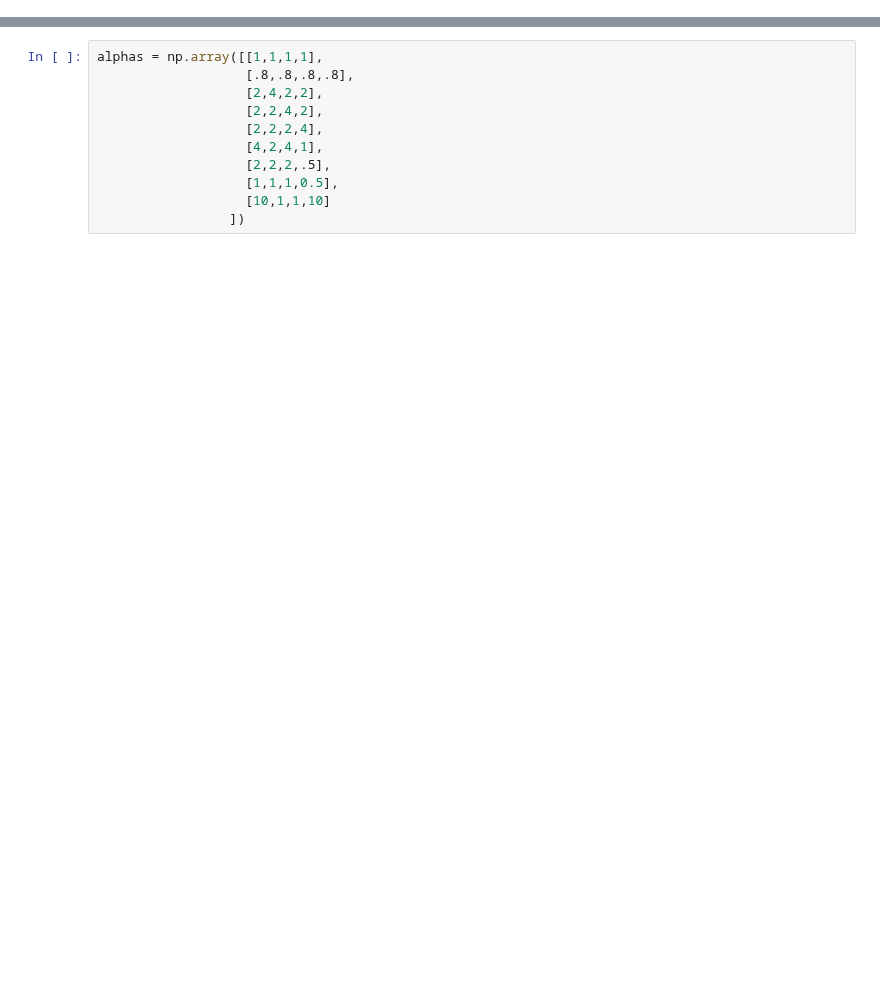
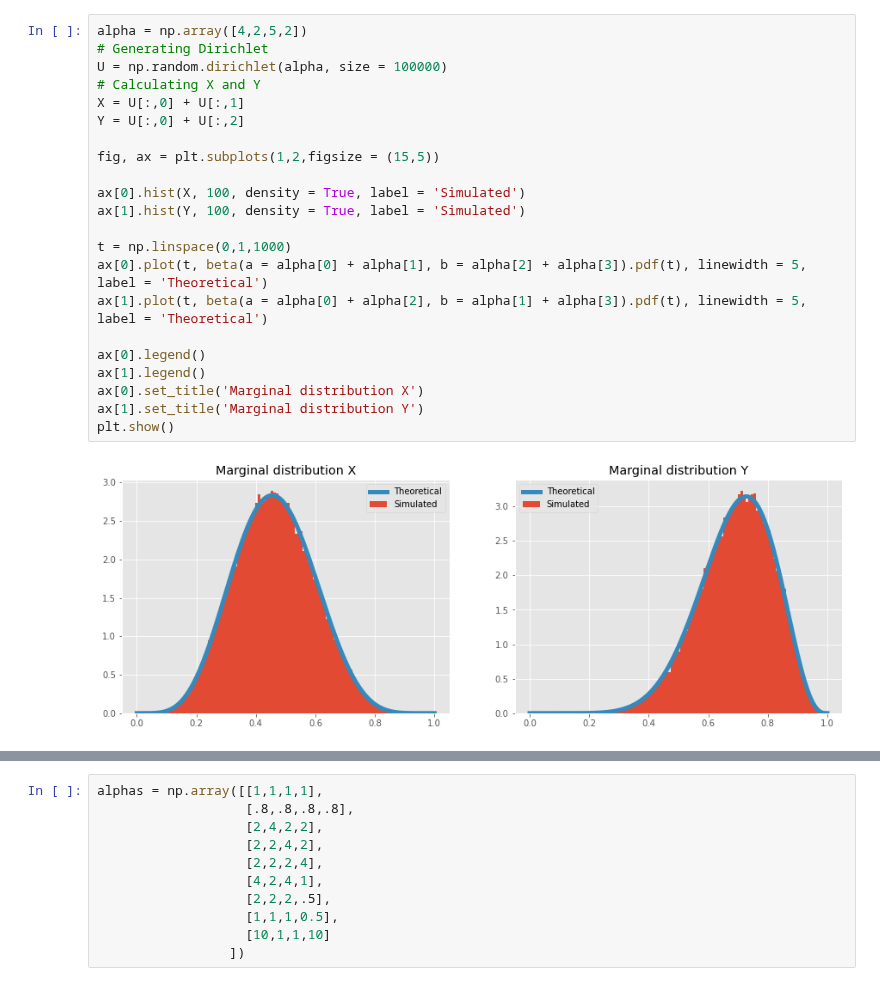
Before and after one commit to lucasmoschen/rds-bayesian-analysis-tcc, a Jupyter notebook: notebooks_book/bivariate_beta.ipynb, the cells around one changed output, grey strips where cells are left out. Saved outputs shown, nothing was run; the diff lists cells and outputs as text; blank space fills up the shorter version.

```diff
--- a/notebooks_book/bivariate_beta.ipynb
+++ b/notebooks_book/bivariate_beta.ipynb
@@ -52,0 +64,24 @@ array([[1.        , 0.16402417],
+# %%
+alpha = np.array([4,2,5,2])
+# Generating Dirichlet
+U = np.random.dirichlet(alpha, size = 100000)
+# Calculating X and Y
+X = U[:,0] + U[:,1]
+Y = U[:,0] + U[:,2]
+
+fig, ax = plt.subplots(1,2,figsize = (15,5))
+
+ax[0].hist(X, 100, density = True, label = 'Simulated')
+ax[1].hist(Y, 100, density = True, label = 'Simulated')
+
+t = np.linspace(0,1,1000)
+ax[0].plot(t, beta(a = alpha[0] + alpha[1], b = alpha[2] + alpha[3]).pdf(t), linewidth = 5, label = 'Theoretical')
+ax[1].plot(t, beta(a = alpha[0] + alpha[2], b = alpha[1] + alpha[3]).pdf(t), linewidth = 5, label = 'Theoretical')
+
+ax[0].legend()
+ax[1].legend()
+ax[0].set_title('Marginal distribution X')
+ax[1].set_title('Marginal distribution Y')
+plt.show()
+# %% [output]
+[figure, added]
```
Also changed, not shown: parts of 24 cells of this notebook, 5 other files.
